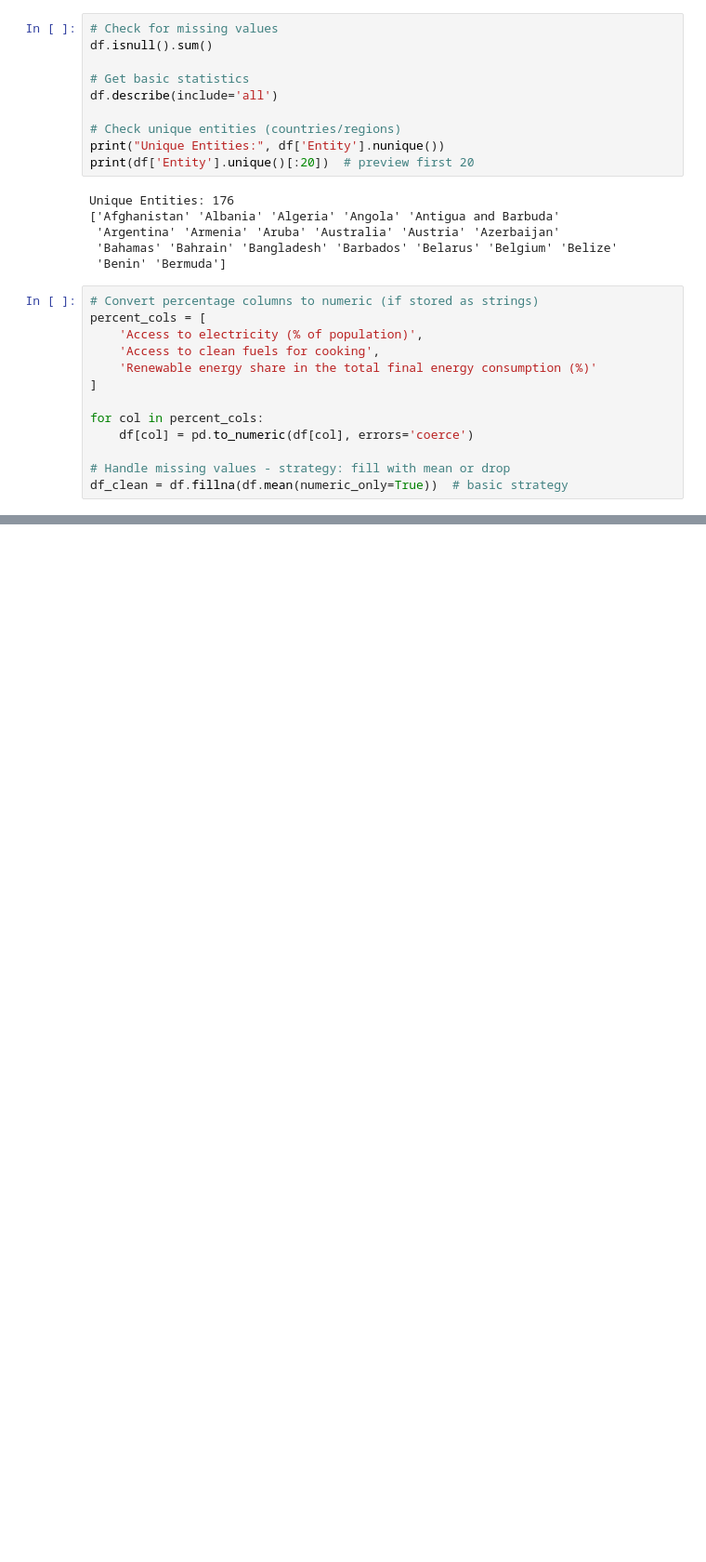
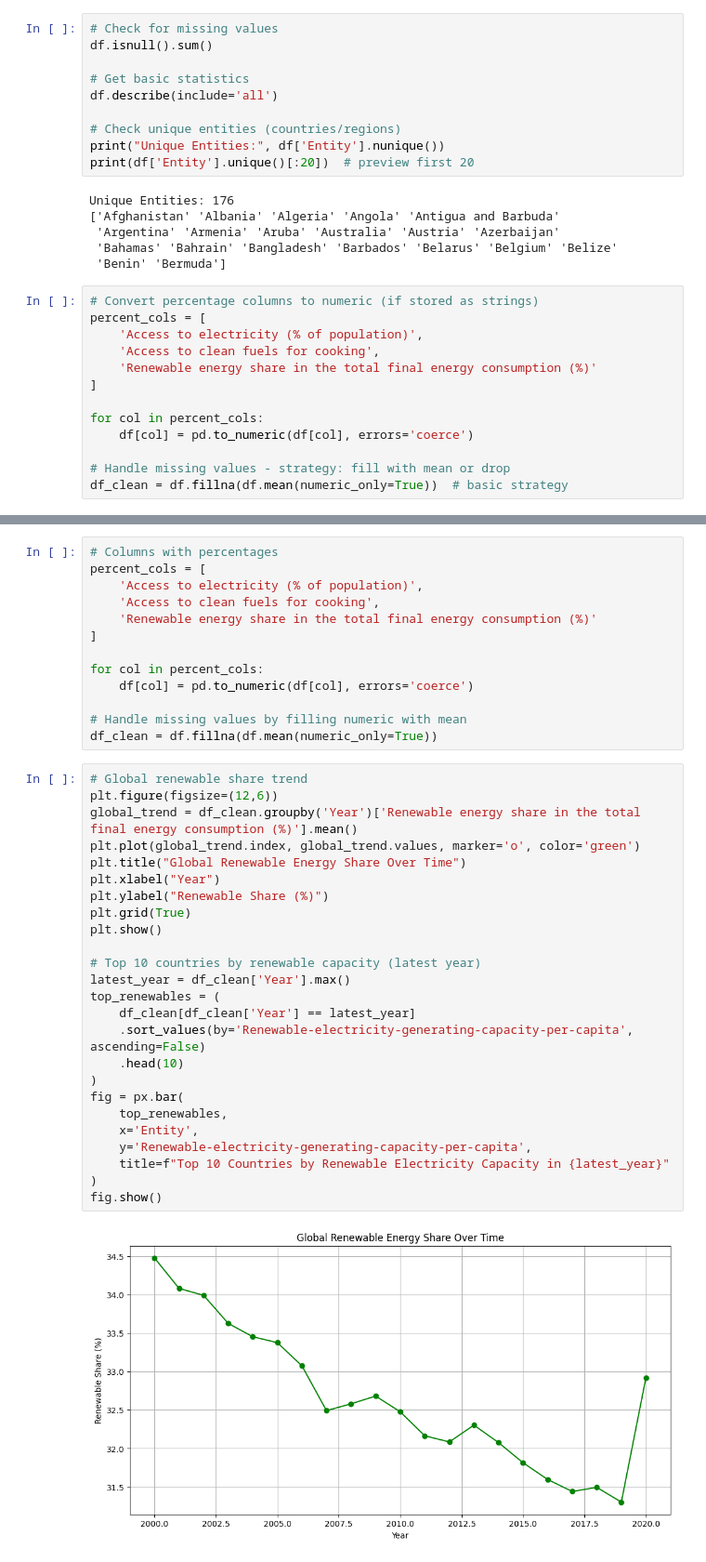
Before and after one commit to shahmoksheet/sustainable-energy, a Jupyter notebook: Week1_Global_Energy_Analysis.ipynb, the cells around one changed output, grey strips where cells are left out. Shown at 93% size. Cells and saved outputs as stored; diff of their text form; blank space fills up the shorter version.

```diff
--- a/Week1_Global_Energy_Analysis.ipynb
+++ b/Week1_Global_Energy_Analysis.ipynb
@@ -121,0 +138,40 @@ fig.show()
+# %%
+# Columns with percentages
+percent_cols = [
+    'Access to electricity (% of population)',
+    'Access to clean fuels for cooking',
+    'Renewable energy share in the total final energy consumption (%)'
+]
+
+for col in percent_cols:
+    df[col] = pd.to_numeric(df[col], errors='coerce')
+
+# Handle missing values by filling numeric with mean
+df_clean = df.fillna(df.mean(numeric_only=True))
+# %%
+# Global renewable share trend
+plt.figure(figsize=(12,6))
+global_trend = df_clean.groupby('Year')['Renewable energy share in the total final energy consumption (%)'].mean()
+plt.plot(global_trend.index, global_trend.values, marker='o', color='green')
+plt.title("Global Renewable Energy Share Over Time")
+plt.xlabel("Year")
+plt.ylabel("Renewable Share (%)")
+plt.grid(True)
+plt.show()
+
+# Top 10 countries by renewable capacity (latest year)
+latest_year = df_clean['Year'].max()
+top_renewables = (
+    df_clean[df_clean['Year'] == latest_year]
+    .sort_values(by='Renewable-electricity-generating-capacity-per-capita', ascending=False)
+    .head(10)
+)
+fig = px.bar(
+    top_renewables,
+    x='Entity',
+    y='Renewable-electricity-generating-capacity-per-capita',
+    title=f"Top 10 Countries by Renewable Electricity Capacity in {latest_year}"
+)
+fig.show()
+# %% [output]
+[figure, added]
```
Also changed, not shown: parts of 4 cells of this notebook.
